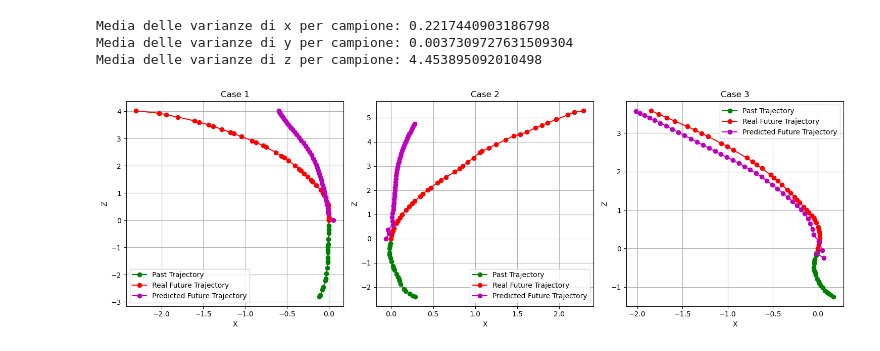
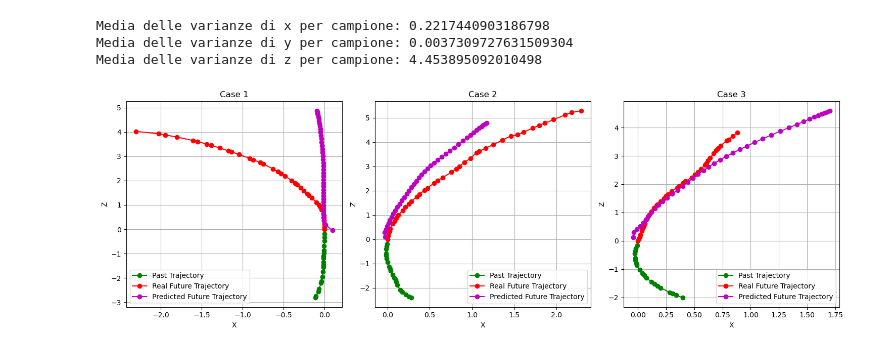
Before and after one commit to AlexSanta/Lab_Image_and_Video_Analysis, a Jupyter notebook: step1.ipynb, the cells around one changed output. Cells and saved outputs as stored; diff of their text form; code cells hidden in the pictures.

Commit message:
Fixed plot and added regularization

```diff
--- a/step1.ipynb
+++ b/step1.ipynb
@@ -50,7 +50,7 @@ class MyGRU(nn.Module):
         self.num_layers = num_layers
         self.future_steps = future_steps
 
-        self.gru = nn.GRU(input_size, hidden_size, num_layers, batch_first=True)
+        self.gru = nn.GRU(input_size, hidden_size, num_layers, dropout=0.3, batch_first=True)
         self.fc = nn.Linear(hidden_size, output_size)
 
     def forward(self, x):
@@ -183,8 +183,9 @@ train_loader = DataLoader(train_set, num_workers=2, batch_size=batch_size, shuff
 test_loader = DataLoader(test_set, num_workers=2, batch_size=batch_size, shuffle=False)
 device = torch.device('cuda' if torch.cuda.is_available() else 'cpu')
 # %%
-model = MyGRU(input_size=input_size, hidden_size=hidden_size, output_size=output_size, num_layers=num_layers).to(device=device)
-optimizer = optim.Adam(model.parameters(), lr=lr)
+model = MyGRU(input_size=input_size, hidden_size=hidden_size, output_size=output_size,
+              num_layers=num_layers).to(device=device)
+optimizer = optim.Adam(model.parameters(), lr=lr, weight_decay=1e-5)
 
 train_losses_x = []
 train_losses_z = []
@@ -266,35 +267,37 @@ Media delle varianze di x per campione: 0.2217440903186798
 Media delle varianze di y per campione: 0.0037309727631509304
 Media delle varianze di z per campione: 4.453895092010498
 # %%
+model.eval()
 batch = next(iter(test_loader)) # prende un batch dal test_loader
 past_batch, future_batch = batch  # estrae passato e futuro dal batch
 
 # seleziona tre esempi diversi dal batch
-indices = [3, 20, 35]  # indici di tre campioni
+indices = [3, 20, 37]  # indici di tre campioni
 examples = [(past_batch[i], future_batch[i]) for i in indices]
 
 fig, axes = plt.subplots(1, 3, figsize=(15, 5))
 
 for i, (past, future) in enumerate(examples):
     past = past.cpu().numpy()
     future = future.cpu().numpy()
 
     # Predizione del modello
-    past_tensor = past_batch[i].unsqueeze(0).to(device)  # prende un campione e aggiunge batch dim
-    predicted_future = model(past_tensor).squeeze(0).cpu().detach().numpy()  # predice e converte in numpy
+    past_tensor = past_batch[indices[i]].unsqueeze(0).to(device)  # prende un campione e aggiunge batch dim
+    with torch.no_grad():
+        predicted_future = model(past_tensor).squeeze(0).cpu().detach().numpy()  # predice e converte in numpy
 
     # Plot
     axes[i].plot(past[:, 0], past[:, 1], 'g-o', label="Past Trajectory")
     axes[i].plot(future[:, 0], future[:, 1], 'r-o', label="Real Future Trajectory")
     axes[i].plot(predicted_future[:, 0], predicted_future[:, 1], 'm-o', label="Predicted Future Trajectory")
 
     axes[i].set_xlabel("X")
     axes[i].set_ylabel("Z")
     axes[i].set_title(f"Case {i+1}")
     axes[i].legend()
     axes[i].grid()
 
 plt.tight_layout()
 plt.show()
 # %% [output]
-[figure, old version]
+[figure, new version]
```
Also changed, not shown: parts of 3 cells of this notebook.
